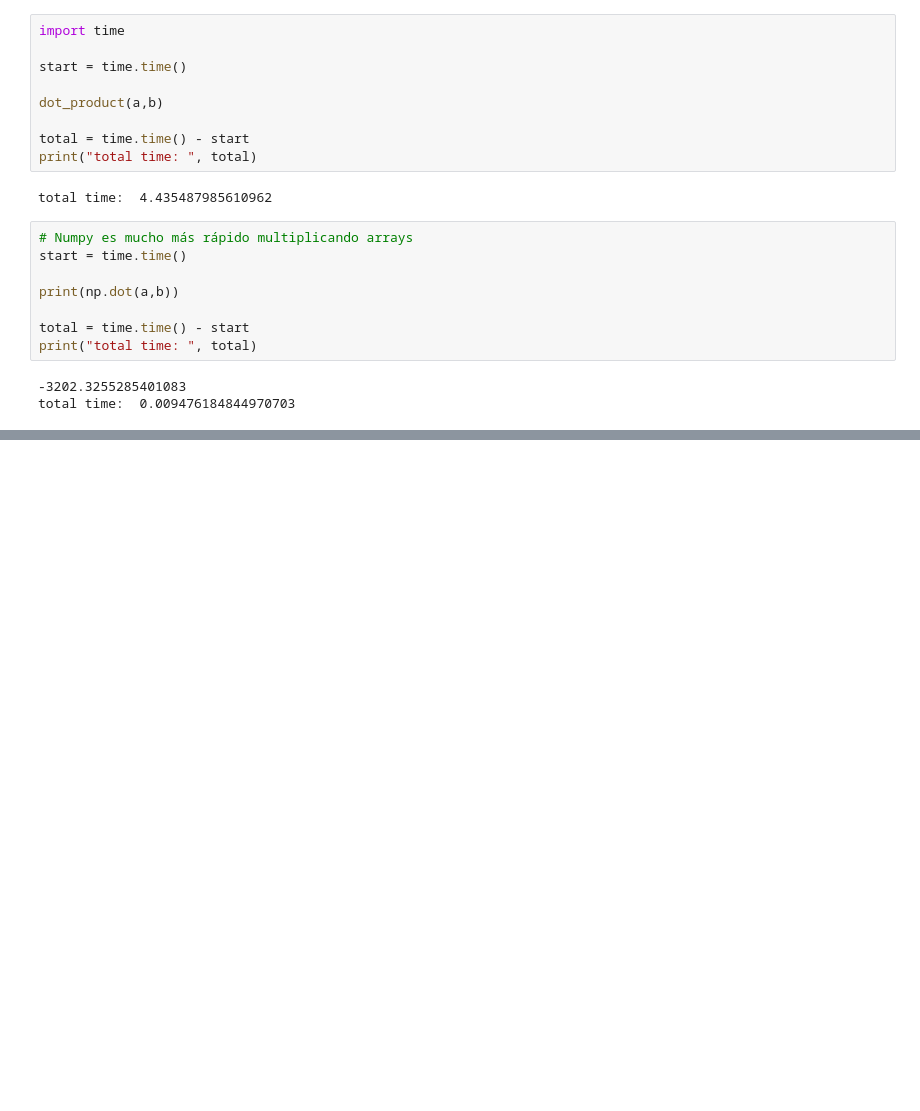
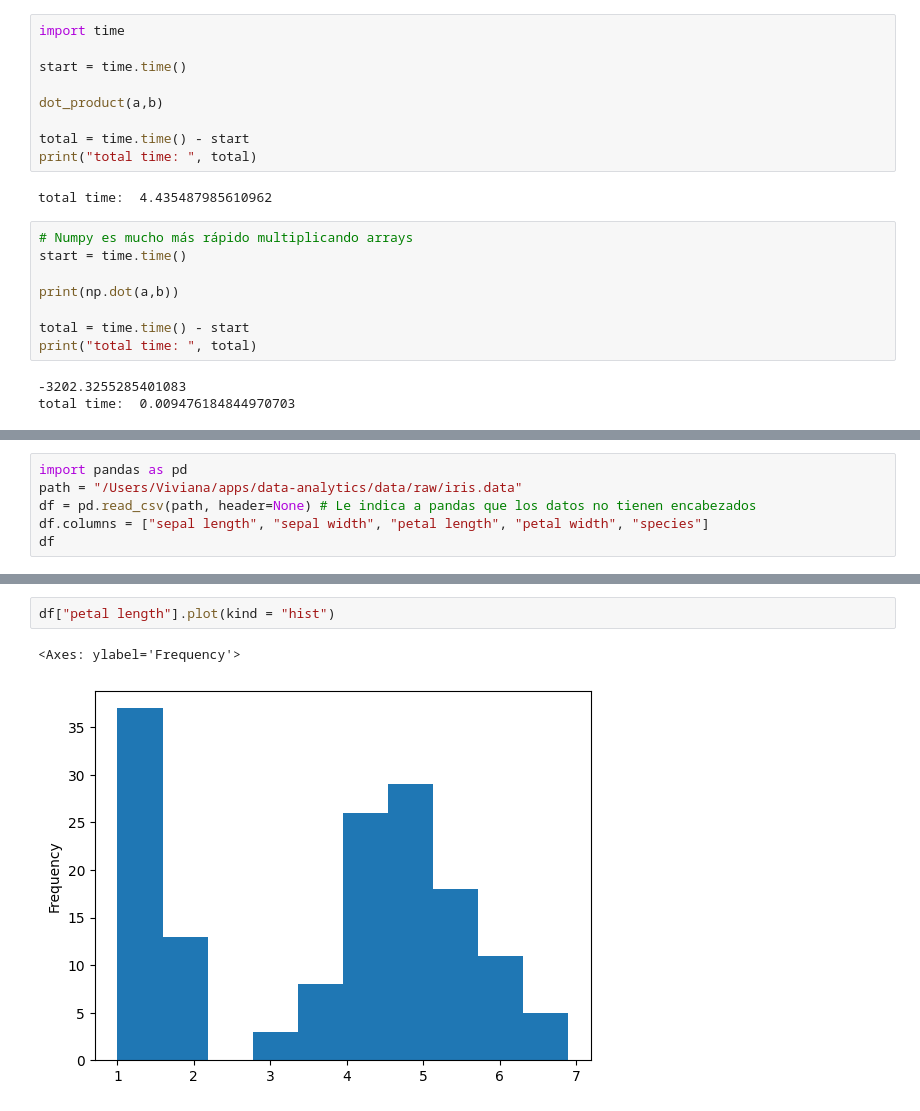
Before and after one commit to aiko-isnt-ded/data-analytics, a Jupyter notebook: notebooks/3numpy_pandas.ipynb, the cells around one changed output, grey strips where cells are left out. Drawn from its saved outputs; the diff is of its cells as text; blank space fills up the shorter version.

Commit message:
eda with pandas in the iris dataset

```diff
--- a/notebooks/3numpy_pandas.ipynb
+++ b/notebooks/3numpy_pandas.ipynb
@@ -233,0 +245,6 @@ total time:  0.009476184844970703
+# %%
+import pandas as pd
+path = "/Users/Viviana/apps/data-analytics/data/raw/iris.data"
+df = pd.read_csv(path, header=None) # Le indica a pandas que los datos no tienen encabezados
+df.columns = ["sepal length", "sepal width", "petal length", "petal width", "species"]
+df
@@ -233,0 +426,5 @@ total time:  0.009476184844970703
+# %%
+df["petal length"].plot(kind = "hist")
+# %% [output]
+<Axes: ylabel='Frequency'>
+[figure, added]
```
Also changed, not shown: parts of 20 cells of this notebook.
